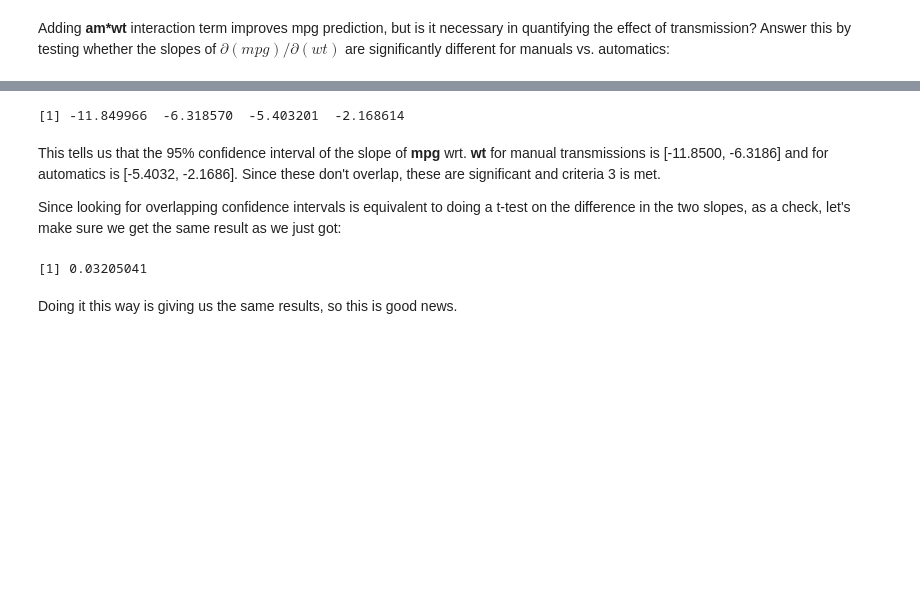
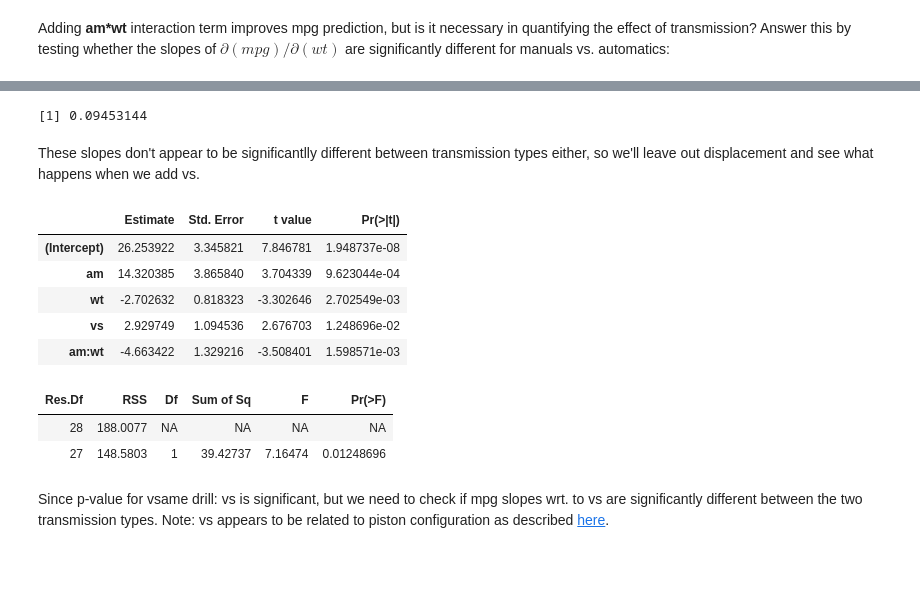
Before and after one commit to focods/WonderfulML, a Jupyter notebook: docs/solutions/session03_r.ipynb, the cells around one changed output, grey strips where cells are left out. Cells and saved outputs as stored; diff of their text form; code cells hidden in the pictures; blank space fills up the shorter version.

```diff
--- a/docs/solutions/session03_r.ipynb
+++ b/docs/solutions/session03_r.ipynb
@@ -138,43 +238,45 @@ Adding **am*wt** interaction term improves mpg prediction, but is it necessary i
 # %%
+# Test if slopes are significantly different between manuals and automatics.
 df.manual <- filter(mtcars, am=="1")
 df.autom <- filter(mtcars, am=="0")
-fit.manual <- lm(mpg ~ wt, data=df.manual)
-fit.autom <- lm(mpg ~ wt, data=df.autom)
-beta1.hat.manual <- summary(fit.manual)$coef[2, 1]  # -9.084268
-beta1.hat.autom <- summary(fit.autom)$coef[2, 1]    # -3.785908
+fit.manual <- lm(mpg~disp, data=df.manual)
+fit.autom <- lm(mpg~disp, data=df.autom)
+beta1.hat.manual <- summary(fit.manual)$coef[2, 1] # -0.05903842
+beta1.hat.autom <- summary(fit.autom)$coef[2, 1] # -0.0275836
 sigma.manual <- summary(fit.manual)$sigma
 sigma.autom <- summary(fit.autom)$sigma
-sigma.beta1.manual <- sigma.manual / sqrt(sum((df.manual$wt - mean(df.manual$wt))^2))
-sigma.beta1.autom <- sigma.autom / sqrt(sum((df.autom$wt - mean(df.autom$wt))^2))
-# confidence interval specifics:
-t.crit.manual <- qt(0.975, length(df.manual$am) - 2)  # 2.200985
-t.crit.autom <- qt(0.975, length(df.autom$am) - 2)  # 2.109816
-beta1.int.manual <- beta1.hat.manual + c(-1,1) * t.crit.manual * sigma.beta1.manual
-beta1.int.autom <- beta1.hat.autom + c(-1,1) * t.crit.autom * sigma.beta1.autom
-# beta1.int.manual: [-11.8500, -6.3186], beta1.int.autom: [-5.4032, -2.1686]
+sigma.beta1.manual <- sigma.manual / sqrt(sum((df.manual$disp - mean(df.manual$disp))^2))
+sigma.beta1.autom <- sigma.autom / sqrt(sum((df.autom$disp - mean(df.autom$disp))^2))
+# t-test specifics
+n.manual <- length(df.manual$am)
+n.autom <- length(df.autom$am)
+dof <- n.manual + n.autom - 2
+s.pooled <- sqrt((((n.manual-1)*sigma.beta1.manual^2) +
+                      ((n.autom-1)*sigma.beta1.autom^2)) / dof) # 0.008424665
+t.stat <- (beta1.hat.manual - beta1.hat.autom) *
+          (1/n.manual + 1/n.autom)^0.5 / s.pooled  # -1.343882
+p_val <- pt(t.stat, dof, lower.tail=TRUE) # 0.09453144, slopes aren't different enough
+                                          # between trans type: no need to include in model
+p_val
+# %% [output]
+[1] 0.09453144
-# %%
-c(beta1.int.manual, beta1.int.autom)
-# %% [output]
-[1] -11.849966  -6.318570  -5.403201  -2.168614
-# %% [markdown]
-This tells us that the 95% confidence interval of the slope of **mpg** wrt. **wt** for manual transmissions is [-11.8500, -6.3186] and for automatics is [-5.4032, -2.1686].  Since these don't overlap, these are significant and criteria 3 is met.
-
-Since looking for overlapping confidence intervals is equivalent to doing a t-test on the difference in the two slopes, as a check, let's make sure we get the same result as we just got:
-# %%
-# t-test specifics:
-n.manual <- length(df.manual$am)
-n.autom <- length(df.autom$am)
-dof <- n.manual + n.autom - 2
-s.pooled <- sqrt((((n.manual-1)*sigma.beta1.manual^2) +
-                      ((n.autom-1)*sigma.beta1.autom^2)) / dof) # 0.99205
-t.stat <- (beta1.hat.manual - beta1.hat.autom) *
-          (1/n.manual + 1/n.autom)^0.5 / s.pooled  #
-p_val <- pt(t.stat, dof, lower.tail=TRUE) # 0.0321 consistent w/conf int's: SIG
-p_val
-# %% [output]
-[1] 0.03205041
-# %% [markdown]
-Doing it this way is giving us the same results, so this is good news.
+# %% [markdown]
+These slopes don't appear to be significantlly different between transmission types either, so we'll leave out displacement and see what happens when we add vs.
+# %%
+# Adding vs: anova says significant improvement - need to check impact relative to transmission
+f07 <- lm(mpg ~ am + wt + am*wt + vs, mtcars); summary(f07)$coef; anova(f03, f07)
+# %% [output]
+|  | Estimate | Std. Error | t value | Pr(>|t|) |
+| (Intercept) | 26.253922 | 3.345821 | 7.846781 | 1.948737e-08 |
+| am | 14.320385 | 3.865840 | 3.704339 | 9.623044e-04 |
+| wt | -2.702632 | 0.818323 | -3.302646 | 2.702549e-03 |
+| vs | 2.929749 | 1.094536 | 2.676703 | 1.248696e-02 |
+| am:wt | -4.663422 | 1.329216 | -3.508401 | 1.598571e-03 |
+| Res.Df | RSS | Df | Sum of Sq | F | Pr(>F) |
+| 28 | 188.0077 | NA | NA | NA | NA |
+| 27 | 148.5803 | 1 | 39.42737 | 7.16474 | 0.01248696 |
+# %% [markdown]
+Since p-value for vsame drill: vs is significant, but we need to check if mpg slopes wrt. to vs are significantly different between the two transmission types.  Note: vs appears to be related to piston configuration as described [here](https://stackoverflow.com/questions/18617174/r-mtcars-dataset-meaning-of-vs-variable).
 # %% [markdown]
 $$\newcommand{\xv}{\mathbf{x}}
 \newcommand{\Xv}{\mathbf{X}}
```
Also changed, not shown: parts of 14 cells of this notebook.
